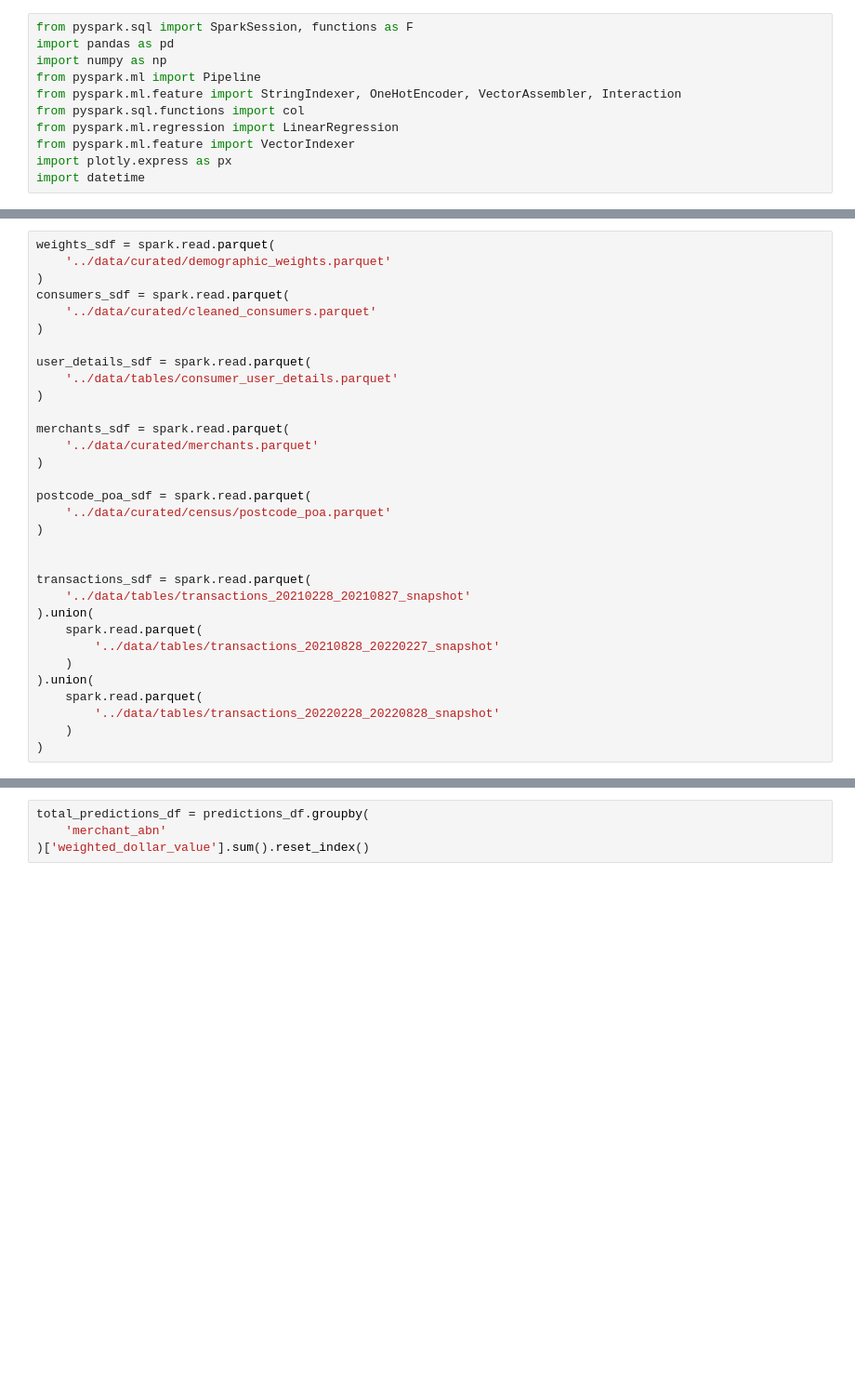
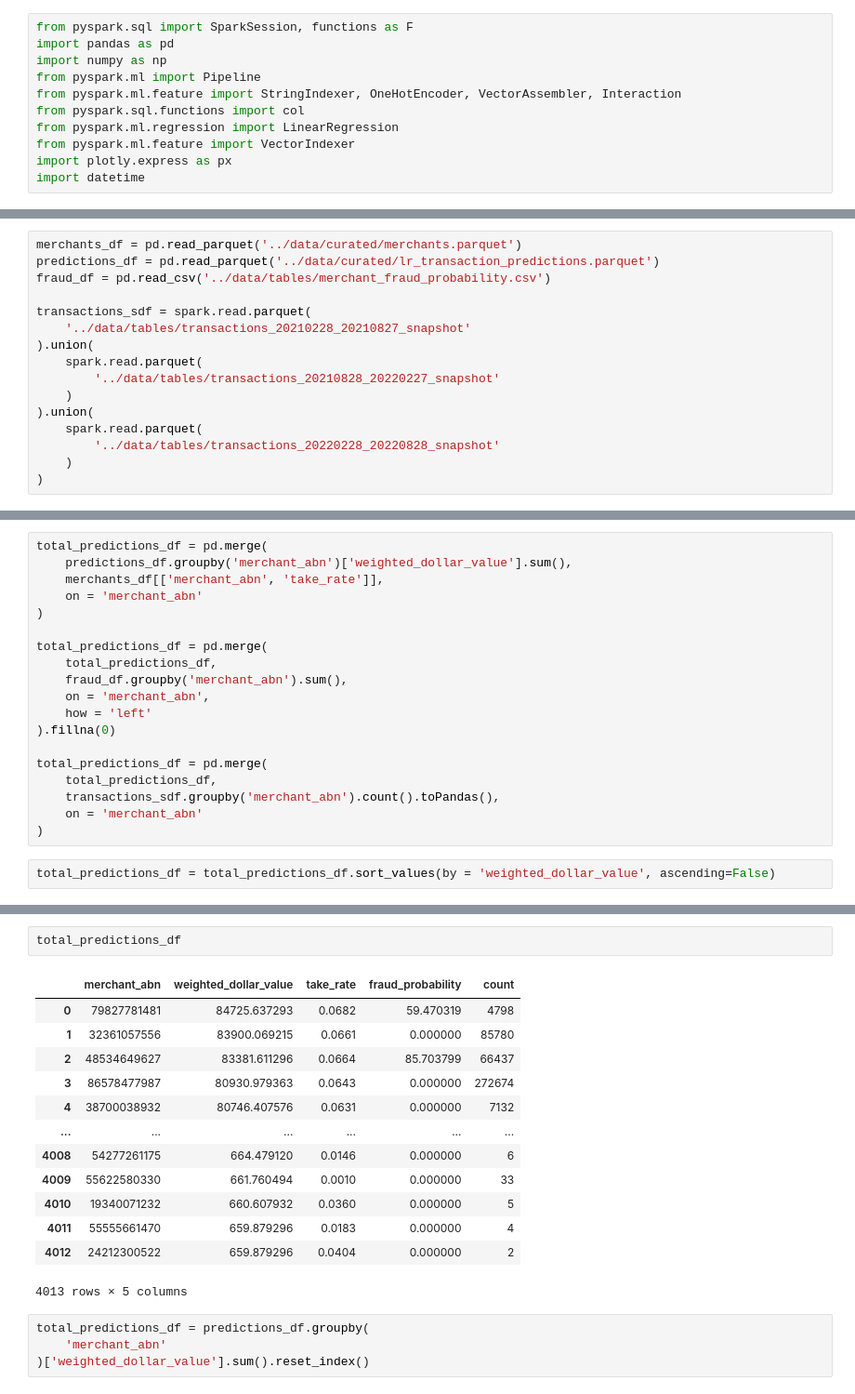
Before and after one commit to pommcuter/generic-buy-now-pay-later-project, a Jupyter notebook: notebooks/bensPlots.ipynb, the cells around one changed output, grey strips where cells are left out. Shown at 93% size. Cells and saved outputs as stored; diff of their text form; blank space fills up the shorter version.

```diff
--- a/notebooks/bensPlots.ipynb
+++ b/notebooks/bensPlots.ipynb
@@ -29,23 +30,7 @@ To adjust logging level use sc.setLogLevel(newLevel). For SparkR, use setLogLeve
 # %%
-weights_sdf = spark.read.parquet(
-    '../data/curated/demographic_weights.parquet'
-)
-consumers_sdf = spark.read.parquet(
-    '../data/curated/cleaned_consumers.parquet'
-)
-
-user_details_sdf = spark.read.parquet(
-    '../data/tables/consumer_user_details.parquet'
-)
-
-merchants_sdf = spark.read.parquet(
-    '../data/curated/merchants.parquet'
-)
-
-postcode_poa_sdf = spark.read.parquet(
-    '../data/curated/census/postcode_poa.parquet'
-)
-
+merchants_df = pd.read_parquet('../data/curated/merchants.parquet')
+predictions_df = pd.read_parquet('../data/curated/lr_transaction_predictions.parquet')
+fraud_df = pd.read_csv('../data/tables/merchant_fraud_probability.csv')
 
 transactions_sdf = spark.read.parquet(
     '../data/tables/transactions_20210228_20210827_snapshot'
@@ -104,0 +46,21 @@ merchant_totals_df = pd.merge(
+# %%
+total_predictions_df = pd.merge(
+    predictions_df.groupby('merchant_abn')['weighted_dollar_value'].sum(),
+    merchants_df[['merchant_abn', 'take_rate']],
+    on = 'merchant_abn'
+)
+
+total_predictions_df = pd.merge(
+    total_predictions_df,
+    fraud_df.groupby('merchant_abn').sum(),
+    on = 'merchant_abn',
+    how = 'left'
+).fillna(0)
+
+total_predictions_df = pd.merge(
+    total_predictions_df,
+    transactions_sdf.groupby('merchant_abn').count().toPandas(),
+    on = 'merchant_abn'
+)
+# %%
+total_predictions_df = total_predictions_df.sort_values(by = 'weighted_dollar_value', ascending=False)
@@ -105,3 +85,19 @@ merchant_totals_df = pd.merge(
+# %%
+total_predictions_df
+# %% [output]
+|  | merchant_abn | weighted_dollar_value | take_rate | fraud_probability | count |
+| 0 | 79827781481 | 84725.637293 | 0.0682 | 59.470319 | 4798 |
+| 1 | 32361057556 | 83900.069215 | 0.0661 | 0.000000 | 85780 |
+| 2 | 48534649627 | 83381.611296 | 0.0664 | 85.703799 | 66437 |
+| 3 | 86578477987 | 80930.979363 | 0.0643 | 0.000000 | 272674 |
+| 4 | 38700038932 | 80746.407576 | 0.0631 | 0.000000 | 7132 |
+| ... | ... | ... | ... | ... | ... |
+| 4008 | 54277261175 | 664.479120 | 0.0146 | 0.000000 | 6 |
+| 4009 | 55622580330 | 661.760494 | 0.0010 | 0.000000 | 33 |
+| 4010 | 19340071232 | 660.607932 | 0.0360 | 0.000000 | 5 |
+| 4011 | 55555661470 | 659.879296 | 0.0183 | 0.000000 | 4 |
+| 4012 | 24212300522 | 659.879296 | 0.0404 | 0.000000 | 2 |
+4013 rows × 5 columns
 # %%
 total_predictions_df = predictions_df.groupby(
     'merchant_abn'
```
Also changed, not shown: parts of 6 cells of this notebook, 2 other files.
